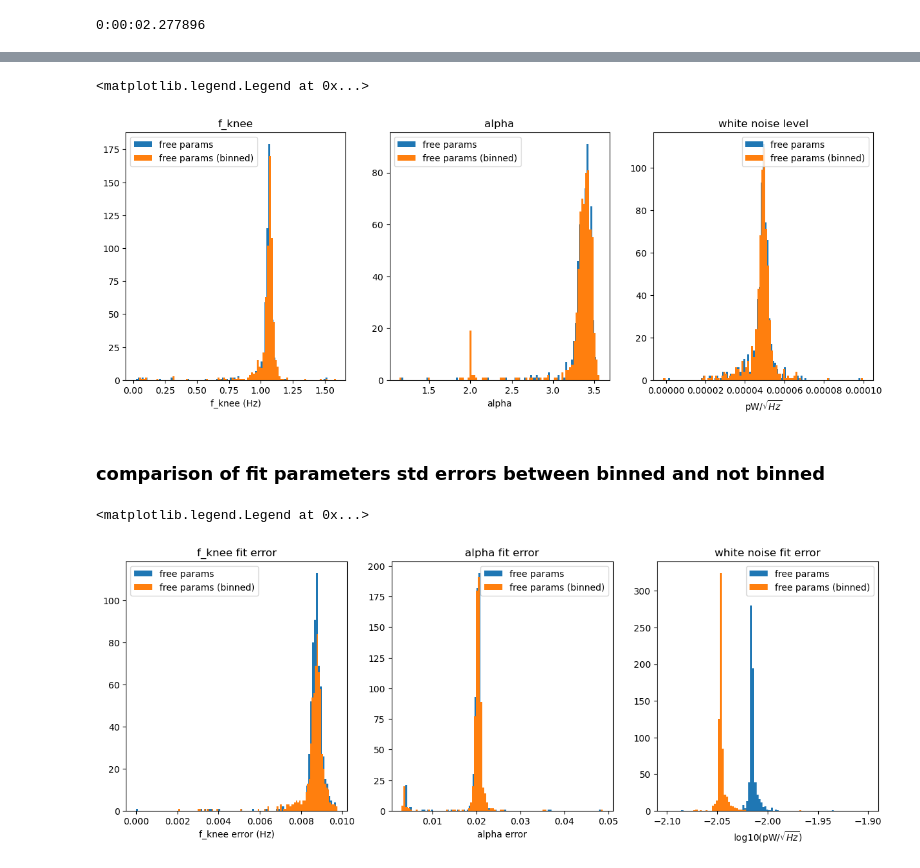
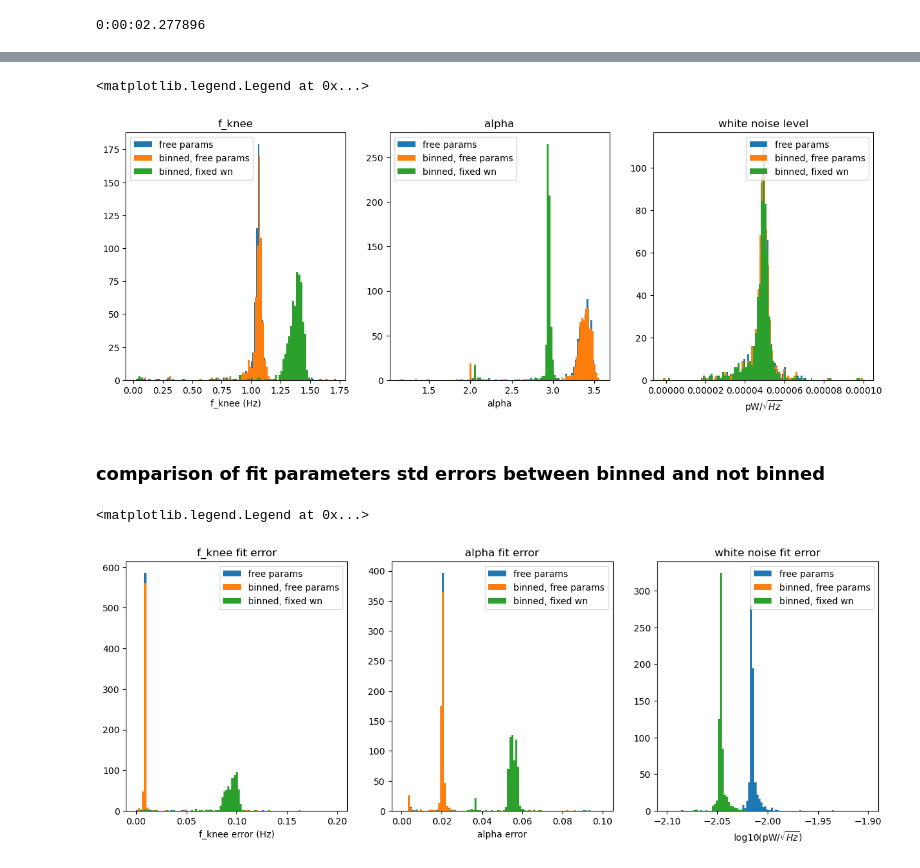
Before and after one commit to 17-sugiyama/scratch, a Jupyter notebook: 20250114_fft_ops_PR.ipynb, the cells around one changed output, grey strips where cells are left out. Cells and saved outputs as stored; diff of their text form; code cells hidden in the pictures.

```diff
--- a/20250114_fft_ops_PR.ipynb
+++ b/20250114_fft_ops_PR.ipynb
@@ -96,6 +97,6 @@ def calc_wn(aman, pxx=None, freqs=None, low_f=5, high_f=10)New feature of fit_no
 * ``f_min`` has been added to limit the minimum frequency to fit.
 # %%
-wn = fft_ops.calc_wn(aman, pxx=aman.Pxx, freqs=aman.freqs, low_f=5, high_f=10)
+wn_initial_val = fft_ops.calc_wn(aman, pxx=aman.Pxx, freqs=aman.freqs, low_f=5, high_f=10)
 # %%
 start = datetime.datetime.now()
 noise_fit_stats_fixed_wn = fft_ops.fit_noise_model(aman,
@@ -104,7 +105,7 @@ noise_fit_stats_fixed_wn = fft_ops.fit_noise_model(aman,
                                                    f_min=0.001,
                                                    f_max=20,
                                                    mask=True,
-                                                   wn_est = wn,
+                                                   wn_est=wn_initial_val,
                                                    fixed_param="wn")
 stop = datetime.datetime.now()
 print(stop - start)
@@ -239 +239,16 @@ This function calculates binned PSD and then starts fitting when PSD is handed.\
 The calculation time cost becomes much smaller.
+# %%
+start = datetime.datetime.now()
+noise_fit_stats_bin = fft_ops.fit_noise_model(aman,
+                                              f=aman.freqs,
+                                              pxx=aman.Pxx,
+                                              f_min=0.001,
+                                              f_max=20,
+                                              fknee_est=1,
+                                              wn_est=4E-5,
+                                              alpha_est=3.4,
+                                              mask=True,
+                                              binning=True,
+                                              unbinned_mode=1, base=1.2)
+stop = datetime.datetime.now()
+print(stop - start)
@@ -279,7 +313,10 @@ f_knee = noise_fit_stats.fit.T[1]
 ax1.hist(f_knee[((f_knee>0)&(f_knee<2))], bins=100, label="free params")
 noise_fit_stats = noise_fit_stats_bin
 f_knee = noise_fit_stats.fit.T[1]
-ax1.hist(f_knee[((f_knee>0)&(f_knee<2))], bins=100, label="free params (binned)")
+ax1.hist(f_knee[((f_knee>0)&(f_knee<2))], bins=100, label="binned, free params")
+noise_fit_stats = noise_fit_stats_bin_fixed_wn
+f_knee = noise_fit_stats.fit.T[1]
+ax1.hist(f_knee[((f_knee>0)&(f_knee<2))], bins=100, label="binned, fixed wn")
 
 ax1.set_xlabel('f_knee (Hz)')
 ax1.legend()
@@ -289,10 +326,12 @@ ax2.set_title("alpha")
 noise_fit_stats = noise_fit_stats_all_params
 alpha = noise_fit_stats.fit.T[2]
 ax2.hist(alpha[((alpha>0)&(alpha<4))], bins=100, label="free params")
-
 noise_fit_stats = noise_fit_stats_bin
 alpha = noise_fit_stats.fit.T[2]
-ax2.hist(alpha[((alpha>0)&(alpha<4))], bins=100, label="free params (binned)")
+ax2.hist(alpha[((alpha>0)&(alpha<4))], bins=100, label="binned, free params")
+noise_fit_stats = noise_fit_stats_bin_fixed_wn
+alpha = noise_fit_stats.fit.T[2]
+ax2.hist(alpha[((alpha>0)&(alpha<4))], bins=100, label="binned, fixed wn")
 
 ax2.set_xlabel('alpha')
 ax2.legend()
@@ -304,12 +343,15 @@ wn = noise_fit_stats.fit.T[0]
 ax3.hist(wn[wn<0.0001], bins=100, label="free params")
 noise_fit_stats = noise_fit_stats_bin
 wn = noise_fit_stats.fit.T[0]
-ax3.hist(wn[wn<0.0001], bins=100, label="free params (binned)")
+ax3.hist(wn[wn<0.0001], bins=100, label="binned, free params")
+noise_fit_stats = noise_fit_stats_bin_fixed_wn
+wn = noise_fit_stats.fit.T[0]
+ax3.hist(wn[wn<0.0001], bins=100, label="binned, fixed wn")
 ax3.set_xlabel('pW/$\sqrt{Hz}$')
 ax3.legend()
 # %% [output]
 <matplotlib.legend.Legend at 0x...>
-[figure, old version]
+[figure, new version]
 # %% [markdown]
 ### comparison of fit parameters std errors between binned and not binned
 # %%
@@ -323,51 +365,63 @@ noise_fit_stats = noise_fit_stats_all_params
 for i in range(aman.dets.count):
     f_knee.append(np.sqrt(noise_fit_stats.cov[i][1][1]))
 f_knee=np.array(f_knee)
-ax1.hist(f_knee[((f_knee>0)&(f_knee<0.01))], bins=100, label="free params")
+ax1.hist(f_knee, bins=np.linspace(0, 0.2, 100), label="free params")
 noise_fit_stats = noise_fit_stats_bin
 f_knee = []
 for i in range(aman.dets.count):
     f_knee.append(np.sqrt(noise_fit_stats.cov[i][1][1]))
 f_knee=np.array(f_knee)
-ax1.hist(f_knee[((f_knee>0)&(f_knee<0.01))], bins=100, label="free params (binned)")
-
+ax1.hist(f_knee, bins=np.linspace(0, 0.2, 100), label="binned, free params")
+noise_fit_stats = noise_fit_stats_bin_fixed_wn
+f_knee = []
+for i in range(aman.dets.count):
+    f_knee.append(np.sqrt(noise_fit_stats.cov[i][1][1]))
+f_knee=np.array(f_knee)
+ax1.hist(f_knee, bins=np.linspace(0, 0.2, 100), label="binned, fixed wn")
 ax1.set_xlabel('f_knee error (Hz)')
 ax1.legend()
 
 ax2 = fig.add_subplot(1, 3, 2)
 ax2.set_title("alpha fit error")
 noise_fit_stats = noise_fit_stats_all_params
 for i in range(aman.dets.count):
     alpha.append(np.sqrt(noise_fit_stats.cov[i][2][2]))
 alpha=np.array(alpha)
-ax2.hist(alpha[((alpha>0)&(alpha<0.05))], bins=100, label="free params")
-
+ax2.hist(alpha, bins=np.linspace(0, 0.1, 100), label="free params")
 noise_fit_stats = noise_fit_stats_bin
 alpha = []
 for i in range(aman.dets.count):
     alpha.append(np.sqrt(noise_fit_stats.cov[i][2][2]))
 alpha=np.array(alpha)
-ax2.hist(alpha[((alpha>0)&(alpha<0.05))], bins=100, label="free params (binned)")
-
+ax2.hist(alpha, bins=np.linspace(0, 0.1, 100), label="binned, free params")
+noise_fit_stats = noise_fit_stats_bin_fixed_wn
+alpha = []
+for i in range(aman.dets.count):
+    alpha.append(np.sqrt(noise_fit_stats.cov[i][2][2]))
+alpha=np.array(alpha)
+ax2.hist(alpha, bins=np.linspace(0, 0.1, 100), label="binned, fixed wn")
 ax2.set_xlabel('alpha error')
 ax2.legend()
 
 ax3 = fig.add_subplot(1, 3, 3)
 ax3.set_title("white noise fit error")
 noise_fit_stats = noise_fit_stats_all_params
 for i in range(aman.dets.count):
     wn.append(np.sqrt(np.abs(noise_fit_stats.cov[i][0][0])))
 ax3.hist(np.log10(wn), bins=np.linspace(-2.1, -1.9, 100), label="free params")
 wn = []
 noise_fit_stats = noise_fit_stats_bin
 for i in range(aman.dets.count):
     wn.append(np.sqrt(np.abs(noise_fit_stats.cov[i][0][0])))
-
-ax3.hist(np.log10(wn), bins=np.linspace(-2.1, -1.9, 100), label="free params (binned)")
+ax3.hist(np.log10(wn), bins=np.linspace(-2.1, -1.9, 100), label="binned, free params")
+noise_fit_stats = noise_fit_stats_bin_fixed_wn
+for i in range(aman.dets.count):
+    wn.append(np.sqrt(np.abs(noise_fit_stats.cov[i][0][0])))
+ax3.hist(np.log10(wn), bins=np.linspace(-2.1, -1.9, 100), label="binned, fixed wn")
 #ax3.set_xlim(1E-8,1E-1)
 #ax3.set_xscale('log')
 ax3.set_xlabel('log10(pW/$\sqrt{Hz}$)')
 ax3.legend()
 # %% [output]
 <matplotlib.legend.Legend at 0x...>
-[figure, old version]
+[figure, new version]
```
Also changed, not shown: parts of 17 cells of this notebook.
